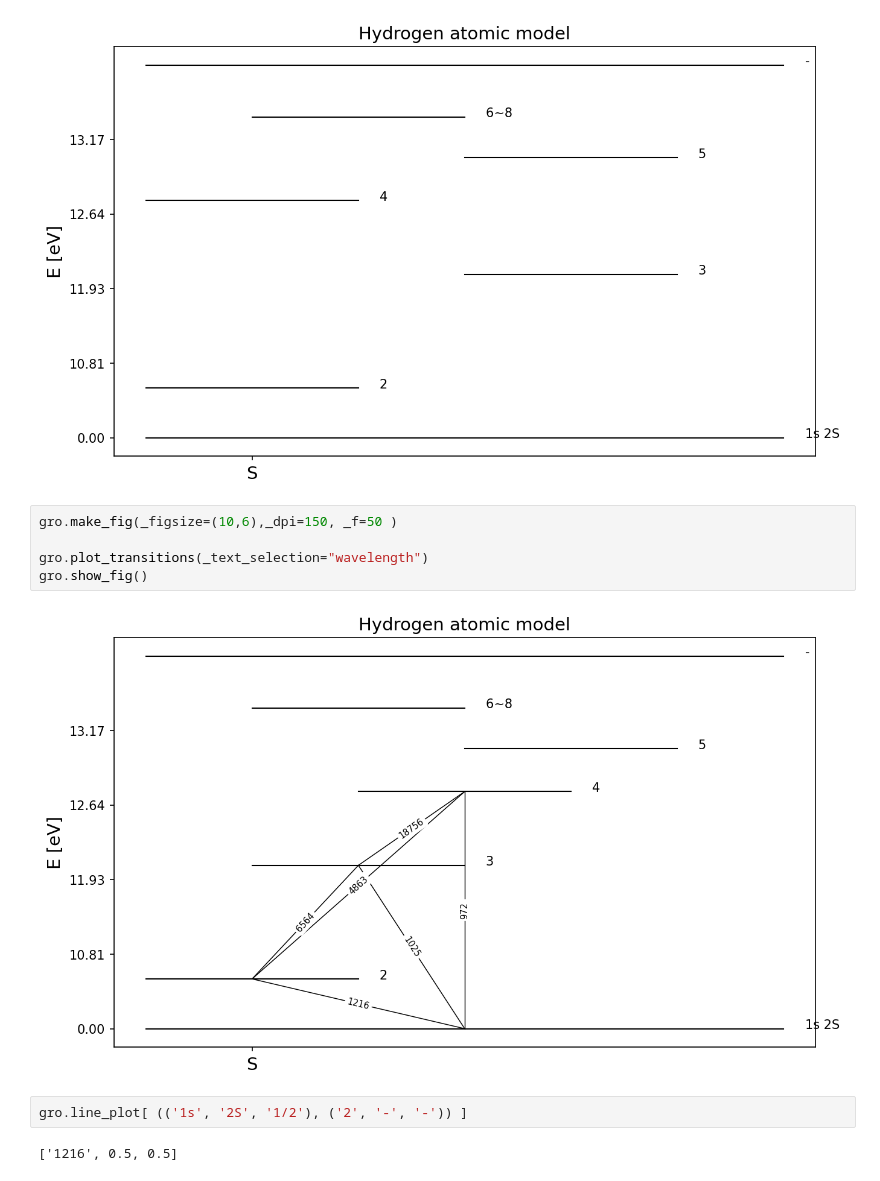
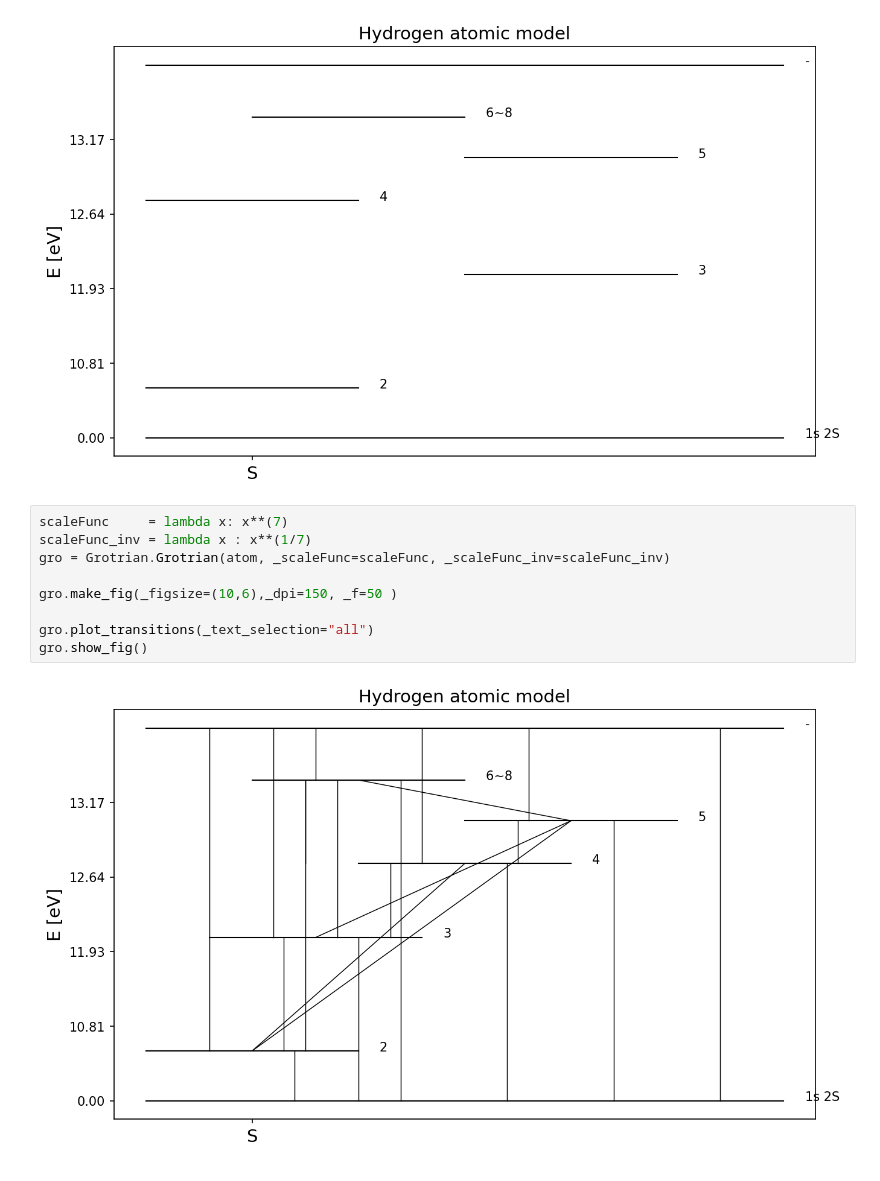
Before and after one commit to kouui/spectra-deprecated, a Jupyter notebook: notebooks/StatisticalEquilibrium/Hydrogen_atom_debug.ipynb, the cells around one changed output. Drawn from its saved outputs; the diff is of its cells as text.

Commit message:
Grotrian transition (rate) with 'group' works now!
  1. the .Grotrian is unnecessary now, which only overwrites the plotting parameters and defines 'group'
  2. Ca II model also checked, no problem

```diff
--- a/notebooks/StatisticalEquilibrium/Hydrogen_atom_debug.ipynb
+++ b/notebooks/StatisticalEquilibrium/Hydrogen_atom_debug.ipynb
@@ -463,16 +443,16 @@ gro.show_fig()
 # %% [output]
 [figure]
 # %%
+scaleFunc     = lambda x: x**(7)
+scaleFunc_inv = lambda x : x**(1/7)
+gro = Grotrian.Grotrian(atom, _scaleFunc=scaleFunc, _scaleFunc_inv=scaleFunc_inv)
+
 gro.make_fig(_figsize=(10,6),_dpi=150, _f=50 )
 
-gro.plot_transitions(_text_selection="wavelength")
+gro.plot_transitions(_text_selection="all")
 gro.show_fig()
 # %% [output]
-[figure, old version]
+[figure, new version]
-# %%
-gro.line_plot[ (('1s', '2S', '1/2'), ('2', '-', '-')) ]
-# %% [output]
-['1216', 0.5, 0.5]
 # %%
 gro.make_fig(_figsize=(10,6),_dpi=150, _f=50)
 
```
Also changed, not shown: parts of 2 cells of this notebook, 4 other files.
